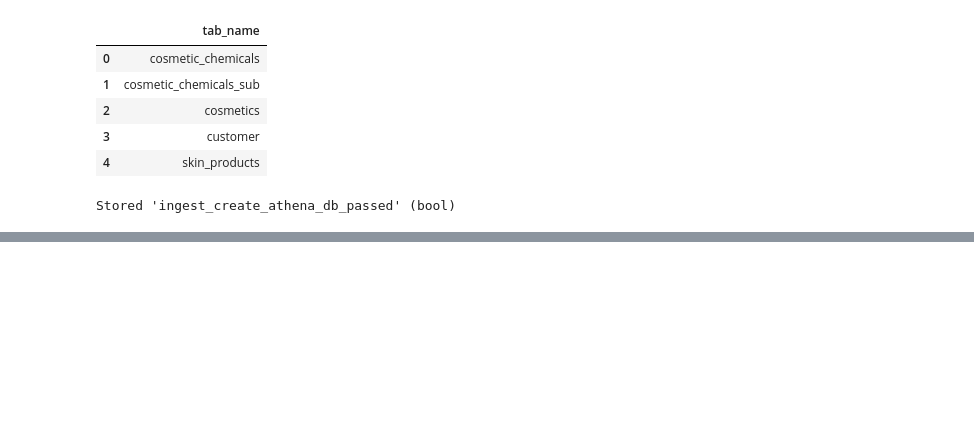
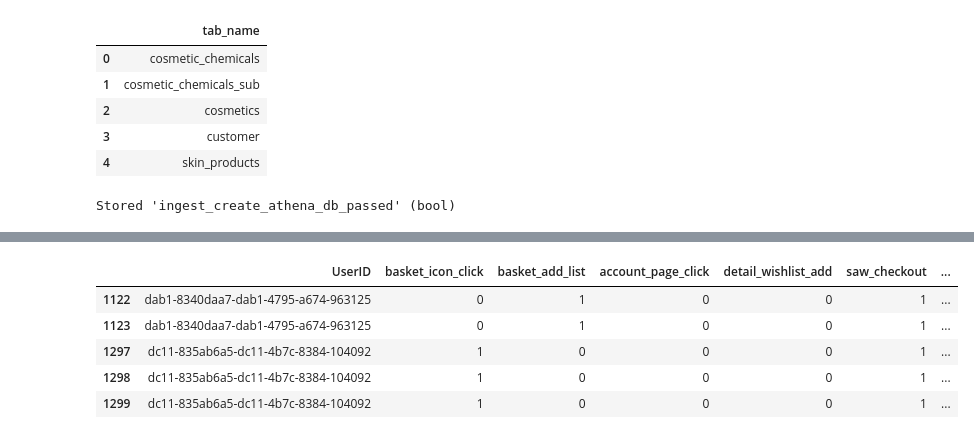
Before and after one commit to samantharivas/sc-cosmetics, a Jupyter notebook: SC-Cosmetics.ipynb, the cells around one changed output, grey strips where cells are left out. Cells and saved outputs as stored; diff of their text form; code cells hidden in the pictures; blank space fills up the shorter version.

```diff
--- a/SC-Cosmetics.ipynb
+++ b/SC-Cosmetics.ipynb
@@ -451,0 +547,9 @@ sc_df.sample(n=25, random_state=42)
+# %%
+sc_df.head()
+# %% [output]
+|  | UserID | basket_icon_click | basket_add_list | account_page_click | detail_wishlist_add | saw_checkout | ... |
+| 1122 | dab1-8340daa7-dab1-4795-a674-963125 | 0 | 1 | 0 | 0 | 1 | ... |
+| 1123 | dab1-8340daa7-dab1-4795-a674-963125 | 0 | 1 | 0 | 0 | 1 | ... |
+| 1297 | dc11-835ab6a5-dc11-4b7c-8384-104092 | 1 | 0 | 0 | 0 | 1 | ... |
+| 1298 | dc11-835ab6a5-dc11-4b7c-8384-104092 | 1 | 0 | 0 | 0 | 1 | ... |
+| 1299 | dc11-835ab6a5-dc11-4b7c-8384-104092 | 1 | 0 | 0 | 0 | 1 | ... |
```
Also changed, not shown: parts of 41 cells of this notebook.
